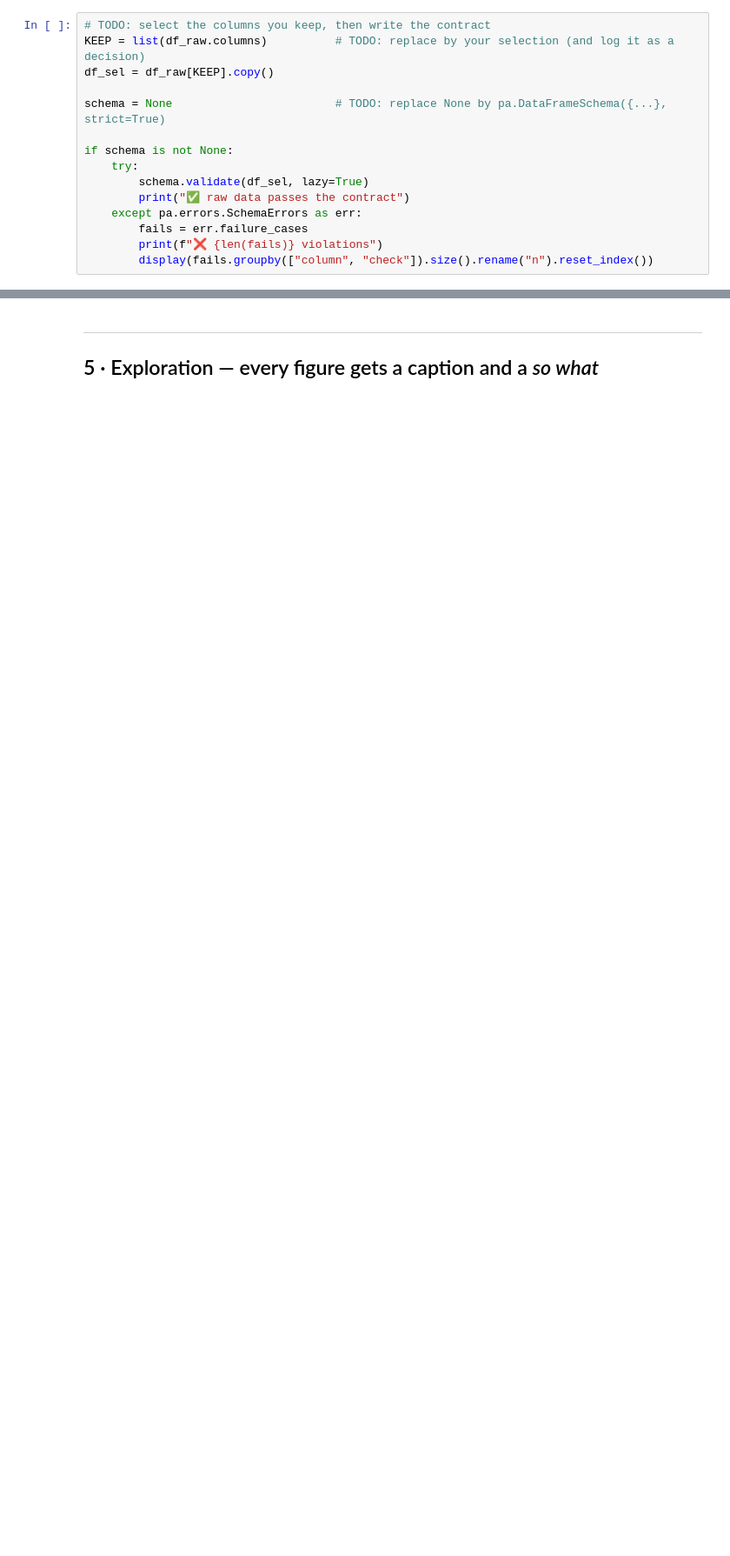
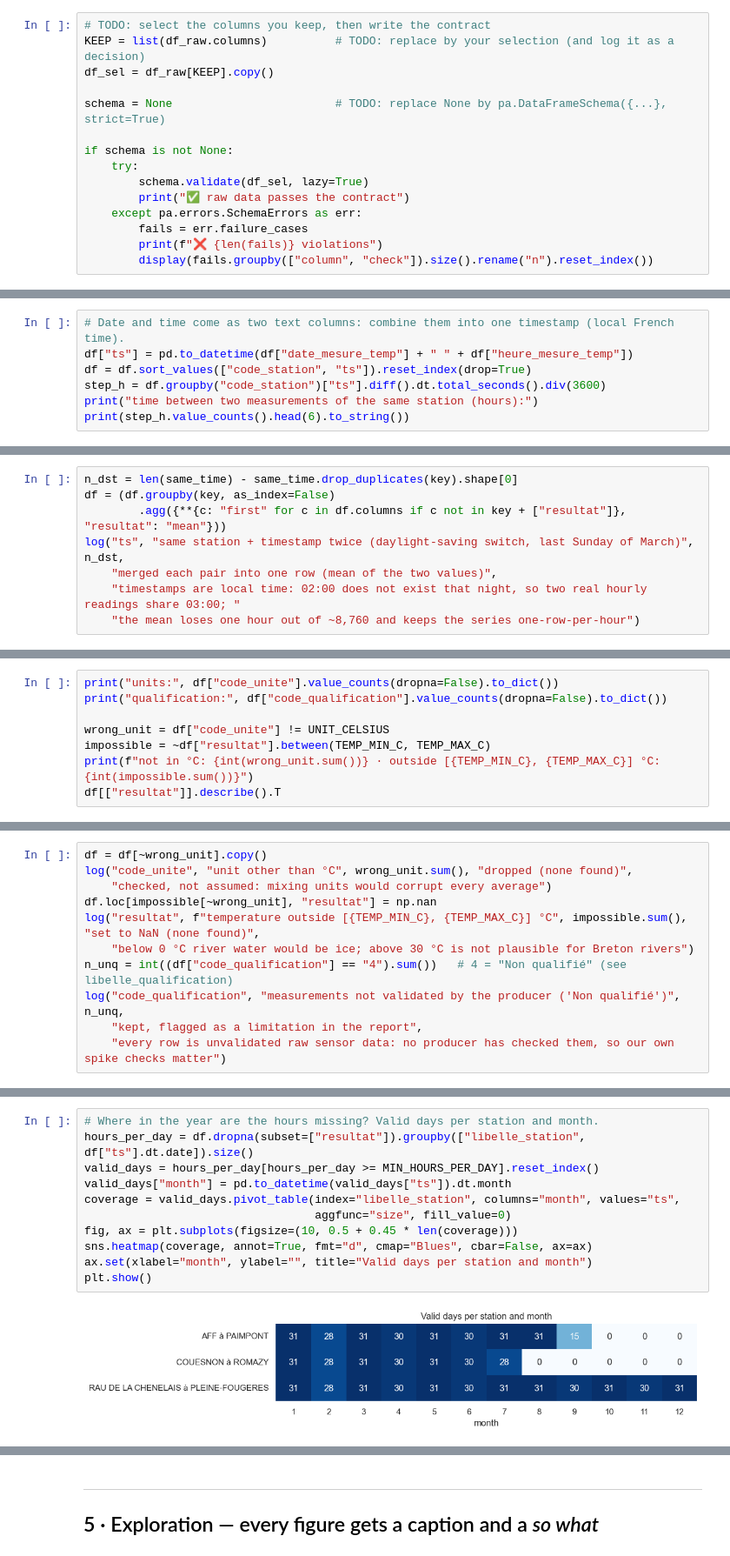
Before and after one commit to andreapenacastro/Project_07_Hubeau_River_Temperature, a Jupyter notebook: project_07_hubeau_river_temperature.ipynb, the cells around one changed output, grey strips where cells are left out. Shown at 87% size. Cells and saved outputs as stored; diff of their text form; blank space fills up the shorter version.

Commit message:
Section 4: data quality checks and decision table

```diff
--- a/project_07_hubeau_river_temperature.ipynb
+++ b/project_07_hubeau_river_temperature.ipynb
@@ -232,0 +257,7 @@ decision_table
+# %%
+# Date and time come as two text columns: combine them into one timestamp (local French time).
+df["ts"] = pd.to_datetime(df["date_mesure_temp"] + " " + df["heure_mesure_temp"])
+df = df.sort_values(["code_station", "ts"]).reset_index(drop=True)
+step_h = df.groupby("code_station")["ts"].diff().dt.total_seconds().div(3600)
+print("time between two measurements of the same station (hours):")
+print(step_h.value_counts().head(6).to_string())
@@ -232,0 +296,8 @@ decision_table
+# %%
+n_dst = len(same_time) - same_time.drop_duplicates(key).shape[0]
+df = (df.groupby(key, as_index=False)
+        .agg({**{c: "first" for c in df.columns if c not in key + ["resultat"]}, "resultat": "mean"}))
+log("ts", "same station + timestamp twice (daylight-saving switch, last Sunday of March)", n_dst,
+    "merged each pair into one row (mean of the two values)",
+    "timestamps are local time: 02:00 does not exist that night, so two real hourly readings share 03:00; "
+    "the mean loses one hour out of ~8,760 and keeps the series one-row-per-hour")
@@ -232,0 +306,8 @@ decision_table
+# %%
+print("units:", df["code_unite"].value_counts(dropna=False).to_dict())
+print("qualification:", df["code_qualification"].value_counts(dropna=False).to_dict())
+
+wrong_unit = df["code_unite"] != UNIT_CELSIUS
+impossible = ~df["resultat"].between(TEMP_MIN_C, TEMP_MAX_C)
+print(f"not in °C: {int(wrong_unit.sum())} · outside [{TEMP_MIN_C}, {TEMP_MAX_C}] °C: {int(impossible.sum())}")
+df[["resultat"]].describe().T
@@ -232,0 +320,11 @@ decision_table
+# %%
+df = df[~wrong_unit].copy()
+log("code_unite", "unit other than °C", wrong_unit.sum(), "dropped (none found)",
+    "checked, not assumed: mixing units would corrupt every average")
+df.loc[impossible[~wrong_unit], "resultat"] = np.nan
+log("resultat", f"temperature outside [{TEMP_MIN_C}, {TEMP_MAX_C}] °C", impossible.sum(), "set to NaN (none found)",
+    "below 0 °C river water would be ice; above 30 °C is not plausible for Breton rivers")
+n_unq = int((df["code_qualification"] == "4").sum())   # 4 = "Non qualifié" (see libelle_qualification)
+log("code_qualification", "measurements not validated by the producer ('Non qualifié')", n_unq,
+    "kept, flagged as a limitation in the report",
+    "every row is unvalidated raw sensor data: no producer has checked them, so our own spike checks matter")
@@ -232,0 +347,13 @@ decision_table
+# %%
+# Where in the year are the hours missing? Valid days per station and month.
+hours_per_day = df.dropna(subset=["resultat"]).groupby(["libelle_station", df["ts"].dt.date]).size()
+valid_days = hours_per_day[hours_per_day >= MIN_HOURS_PER_DAY].reset_index()
+valid_days["month"] = pd.to_datetime(valid_days["ts"]).dt.month
+coverage = valid_days.pivot_table(index="libelle_station", columns="month", values="ts",
+                                  aggfunc="size", fill_value=0)
+fig, ax = plt.subplots(figsize=(10, 0.5 + 0.45 * len(coverage)))
+sns.heatmap(coverage, annot=True, fmt="d", cmap="Blues", cbar=False, ax=ax)
+ax.set(xlabel="month", ylabel="", title="Valid days per station and month")
+plt.show()
+# %% [output]
+[figure, added]
```
Also changed, not shown: parts of 39 cells of this notebook.
